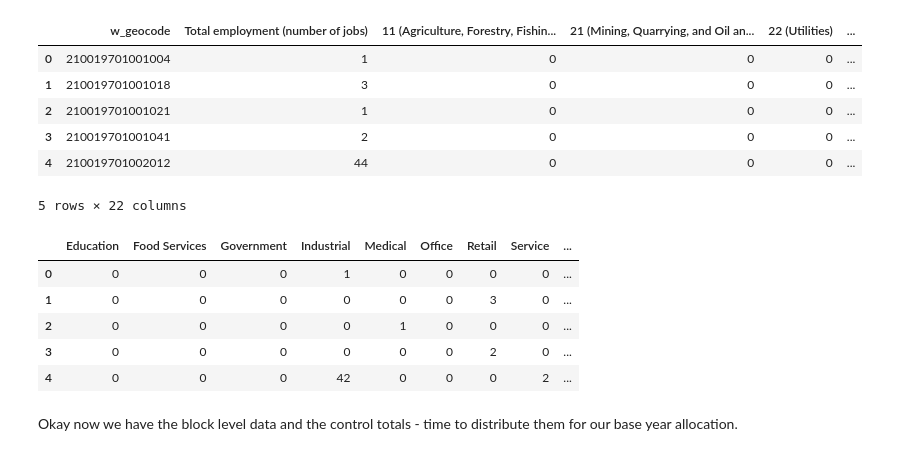
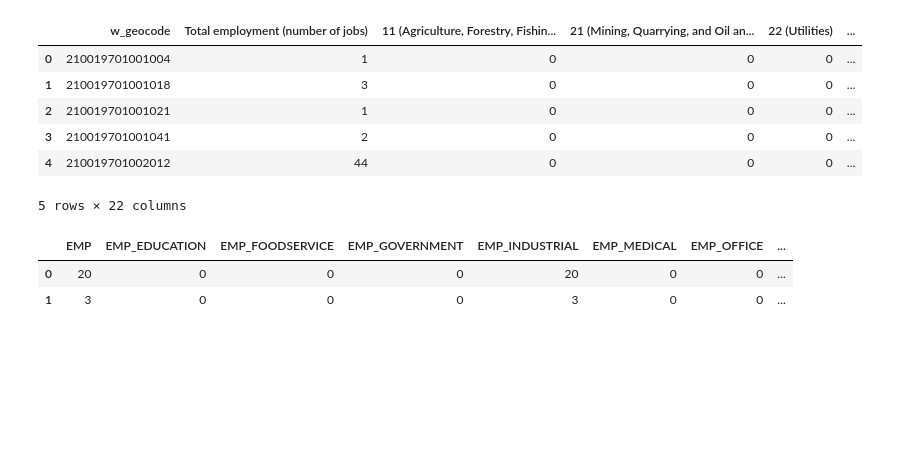
Before and after one commit to Greater-Nashville-Regional-Council/FCLUCS_Scenario_Planning, a Jupyter notebook: notebooks/KY_Base Year Emp.ipynb, the cells around one changed output. Drawn from its saved outputs; the diff is of its cells as text; code cells hidden in the pictures; blank space fills up the shorter version.

```diff
--- a/notebooks/KY_Base Year Emp.ipynb
+++ b/notebooks/KY_Base Year Emp.ipynb
@@ -114,14 +121,18 @@ industry_mapping = {
 }
 # %%
 df_grouped = (kylodes_filt.rename(columns=industry_mapping).T.groupby(level=0).sum().T)
+# %%
+county_map = {'21047': 'Christian County, Kentucky','21221': 'Trigg County, Kentucky'}
+
+df_grouped['COUNTY'] = df_grouped['w_geocode'].astype(str).str[:5].map(county_map)
+df_grouped['COUNTYFP'] = df_grouped['w_geocode'].astype(str).str[:5]
+df_grouped = df_grouped.rename(columns = {'w_geocode': 'GEO_ID'})
+
+#drop rows that don't match either county
+df_grouped = df_grouped.dropna(subset=['COUNTY']).reset_index(drop=True)
 # %%
-df_grouped.head()
+df_grouped.head(2)
 # %% [output]
-|  | Education | Food Services | Government | Industrial | Medical | Office | Retail | Service | ... |
-| 0 | 0 | 0 | 0 | 1 | 0 | 0 | 0 | 0 | ... |
-| 1 | 0 | 0 | 0 | 0 | 0 | 0 | 3 | 0 | ... |
-| 2 | 0 | 0 | 0 | 0 | 1 | 0 | 0 | 0 | ... |
-| 3 | 0 | 0 | 0 | 0 | 0 | 0 | 2 | 0 | ... |
-| 4 | 0 | 0 | 0 | 42 | 0 | 0 | 0 | 2 | ... |
+|  | EMP | EMP_EDUCATION | EMP_FOODSERVICE | EMP_GOVERNMENT | EMP_INDUSTRIAL | EMP_MEDICAL | EMP_OFFICE | ... |
+| 0 | 20 | 0 | 0 | 0 | 20 | 0 | 0 | ... |
+| 1 | 3 | 0 | 0 | 0 | 3 | 0 | 0 | ... |
-# %% [markdown]
-Okay now we have the block level data and the control totals - time to distribute them for our base year allocation.
```
Also changed, not shown: parts of 17 cells of this notebook.
